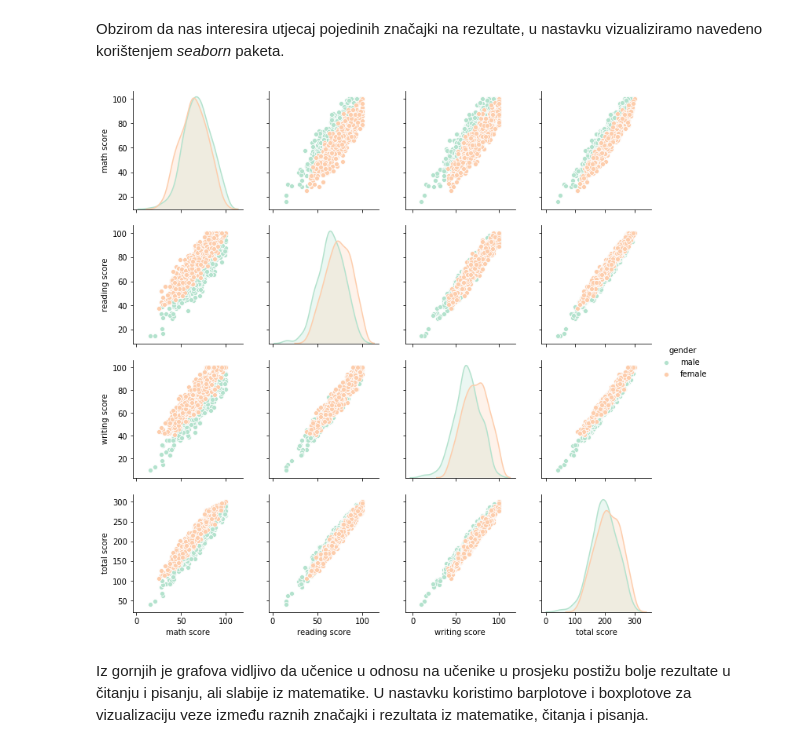
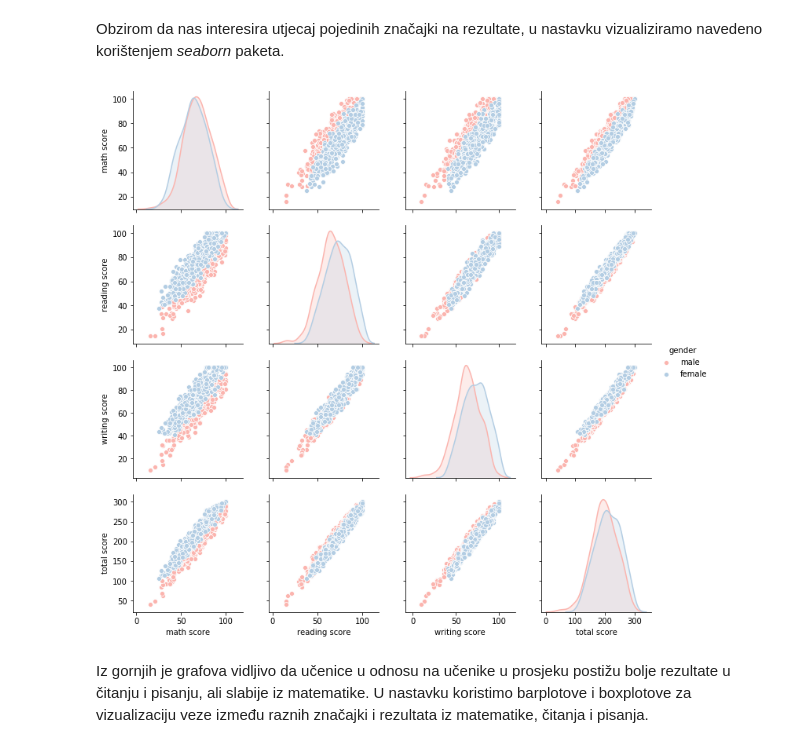
Before and after one commit to lojelen/MS_DZ1, a Jupyter notebook: DZ1.ipynb, the cells around one changed output. Drawn from its saved outputs; the diff is of its cells as text; code cells hidden in the pictures.

```diff
--- a/DZ1.ipynb
+++ b/DZ1.ipynb
@@ -164,9 +178,9 @@ data.head()
 # %% [markdown]
 Obzirom da nas interesira utjecaj pojedinih značajki na rezultate, u nastavku vizualiziramo navedeno korištenjem *seaborn* paketa.
 # %%
-sns.pairplot(data, hue = 'gender', palette="Pastel2")
+sns.pairplot(data, hue = "gender", palette="Pastel1")
 plt.show()
 # %% [output]
-[figure, old version]
+[figure, new version]
 # %% [markdown]
 Iz gornjih je grafova vidljivo da učenice u odnosu na učenike u prosjeku postižu bolje rezultate u čitanju i pisanju, ali slabije iz matematike. U nastavku koristimo barplotove i boxplotove za vizualizaciju veze između raznih značajki i rezultata iz matematike, čitanja i pisanja.
```
Also changed, not shown: parts of 110 cells of this notebook, 4 other files.
